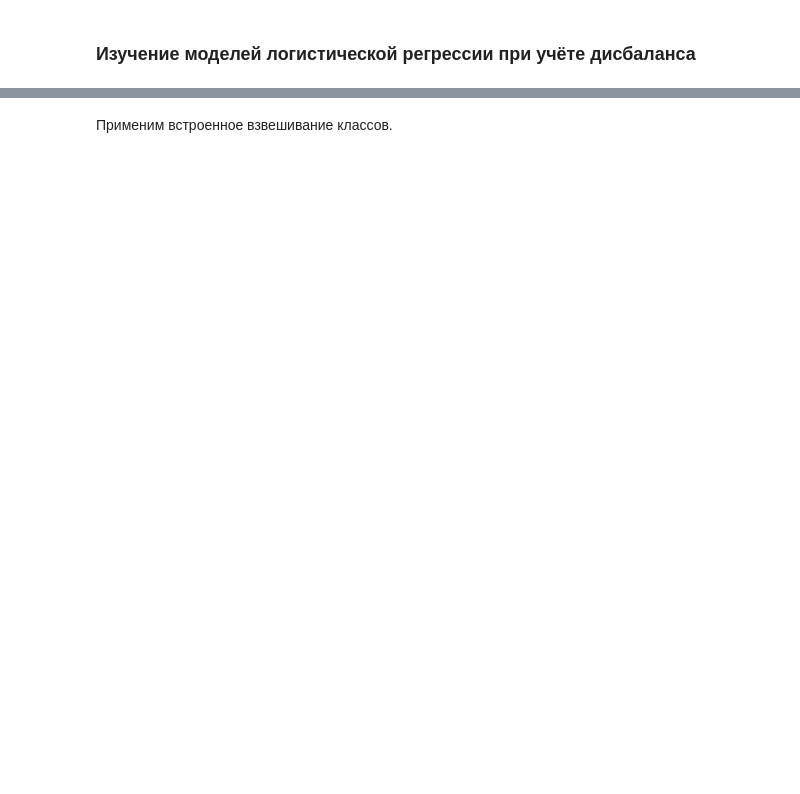
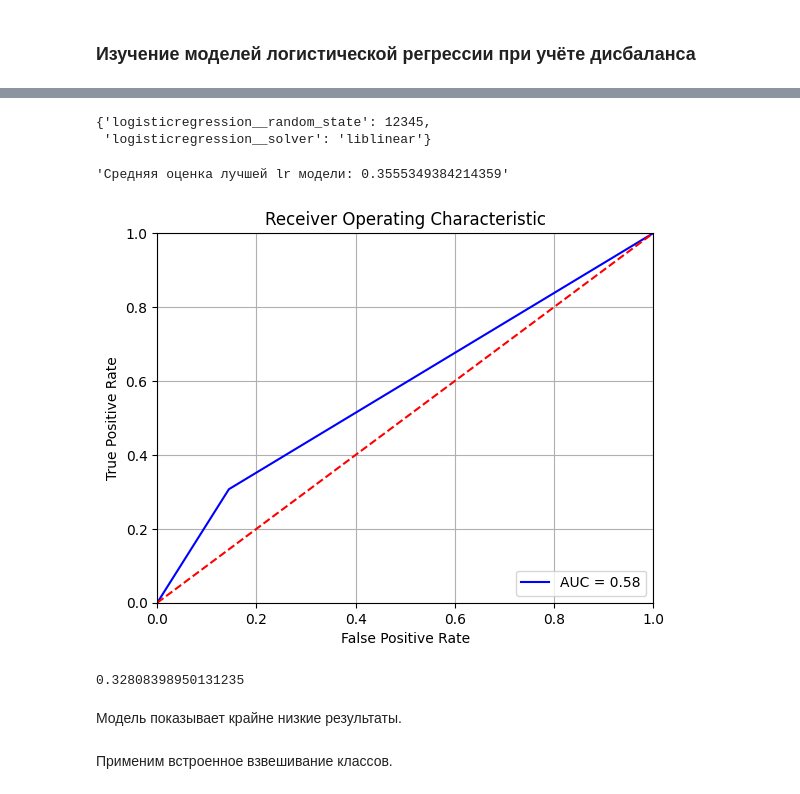
Before and after one commit to samohod4ik/beta_bank_project, a Jupyter notebook: Beta_bank_project.ipynb, the cells around one changed output, grey strips where cells are left out. Drawn from its saved outputs; the diff is of its cells as text; code cells hidden in the pictures; blank space fills up the shorter version.

```diff
--- a/Beta_bank_project.ipynb
+++ b/Beta_bank_project.ipynb
@@ -495,3 +412,22 @@ array([[711, 882],
+# %%
+grid_lr.fit(features_train, target_train)
+grid_lr.best_params_
+# %% [output]
+{'logisticregression__random_state': 12345,
+ 'logisticregression__solver': 'liblinear'}
+# %%
+f"Средняя оценка лучшей lr модели: {grid_lr.best_score_}"
+# %% [output]
+'Средняя оценка лучшей lr модели: 0.3555349384214359'
+# %%
+best_predicted_valid = grid_lr.predict(features_valid)
+roc_graph(target_valid, best_predicted_valid)
+f1_score(target_valid, best_predicted_valid)
+# %% [output]
+[figure, added]
+0.32808398950131235
+# %% [markdown]
+Модель показывает крайне низкие результаты.
 # %% [markdown]
 Применим встроенное взвешивание классов.
 # %%
```
Also changed, not shown: parts of 73 cells of this notebook.
